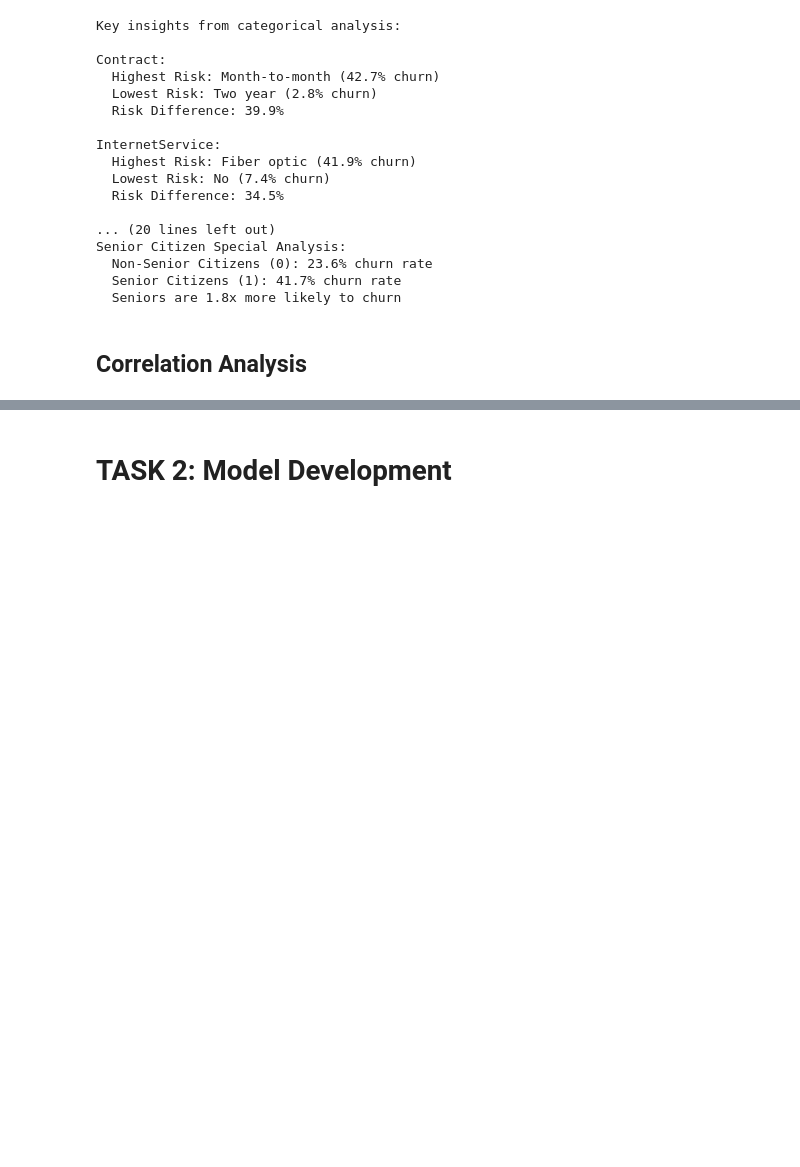
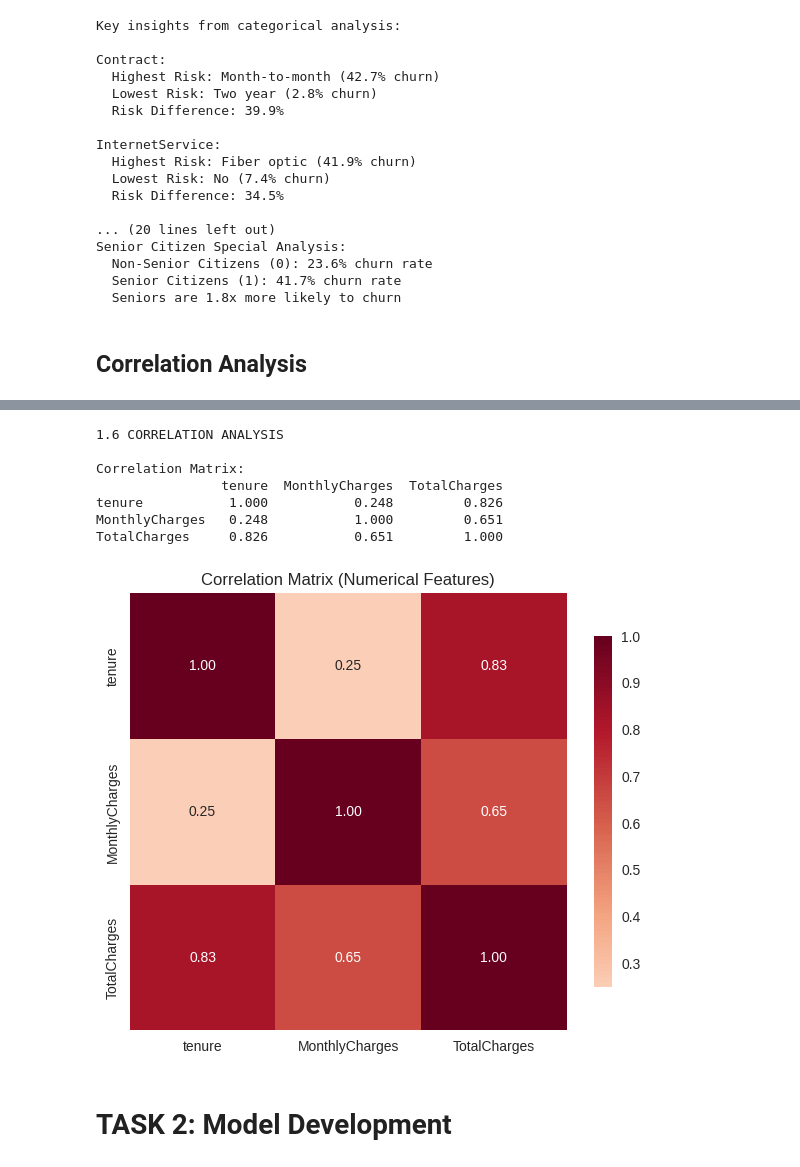
Before and after one commit to Saniru2006/Telco_Customer_Churn_2425606, a Jupyter notebook: CM2604_2425606_ICW.ipynb, the cells around one changed output, grey strips where cells are left out. Drawn from its saved outputs; the diff is of its cells as text; code cells hidden in the pictures; blank space fills up the shorter version.

```diff
--- a/CM2604_2425606_ICW.ipynb
+++ b/CM2604_2425606_ICW.ipynb
@@ -549,3 +406,32 @@ Weak correlations (<0.5): 4
+# %%
+print("\n1.6 CORRELATION ANALYSIS")
+
+# Select only numerical columns
+numerical_cols = ['tenure', 'MonthlyCharges', 'TotalCharges']
+df_numerical = df_clean[numerical_cols].copy()
+
+# Calculate correlation matrix
+correlation_matrix = df_numerical.corr()
+
+print("\nCorrelation Matrix:")
+print(correlation_matrix.round(3))
+
+# Plot correlation heatmap
+plt.figure(figsize=(6, 5))
+sns.heatmap(correlation_matrix, annot=True, cmap='RdBu_r', center=0,
+            fmt='.2f', square=True, cbar_kws={"shrink": .8})
+plt.title('Correlation Matrix (Numerical Features)')
+plt.tight_layout()
+plt.show()
+# %% [output]
+1.6 CORRELATION ANALYSIS
+
+Correlation Matrix:
+                tenure  MonthlyCharges  TotalCharges
+tenure           1.000           0.248         0.826
+MonthlyCharges   0.248           1.000         0.651
+TotalCharges     0.826           0.651         1.000
+[figure, added]
 # %% [markdown]
 # TASK 2: Model Development
 # %%
```
Also changed, not shown: parts of 3 cells of this notebook.
